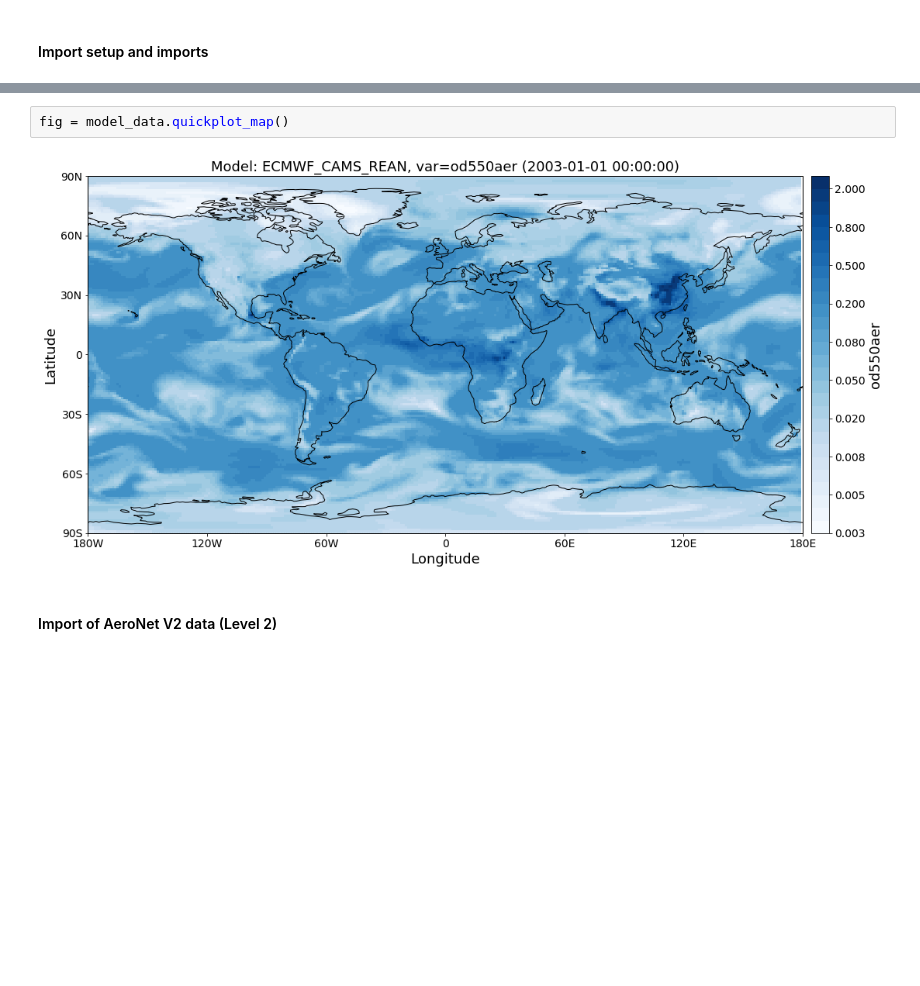
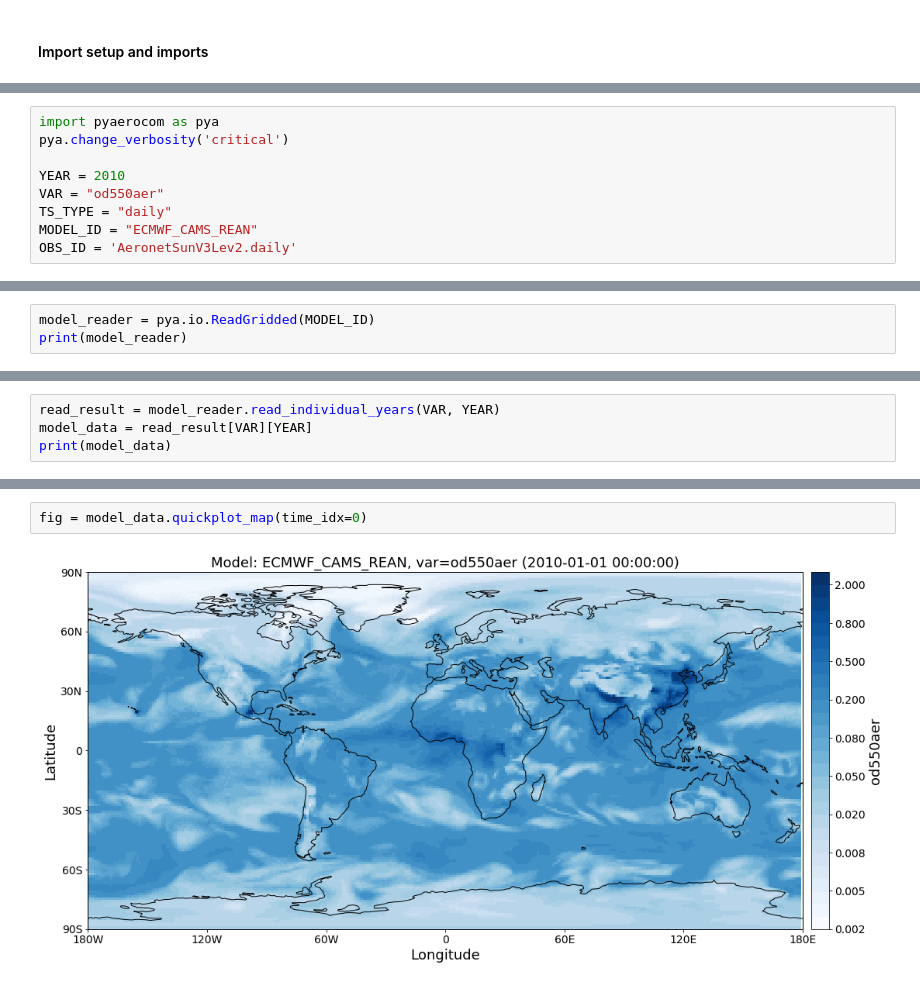
Before and after one commit to metno/pyaerocom, a Jupyter notebook: notebooks/tut06_collocation.ipynb, the cells around one changed output, grey strips where cells are left out. Drawn from its saved outputs; the diff is of its cells as text; blank space fills up the shorter version.

```diff
--- a/notebooks/tut06_collocation.ipynb
+++ b/notebooks/tut06_collocation.ipynb
@@ -58,0 +12,9 @@ model_data = model_io["od550aer"]
+# %%
+import pyaerocom as pya
+pya.change_verbosity('critical')
+
+YEAR = 2010
+VAR = "od550aer"
+TS_TYPE = "daily"
+MODEL_ID = "ECMWF_CAMS_REAN"
+OBS_ID = 'AeronetSunV3Lev2.daily'
@@ -58,0 +28,3 @@ model_data = model_io["od550aer"]
+# %%
+model_reader = pya.io.ReadGridded(MODEL_ID)
+print(model_reader)
@@ -58,0 +41,4 @@ model_data = model_io["od550aer"]
+# %%
+read_result = model_reader.read_individual_years(VAR, YEAR)
+model_data = read_result[VAR][YEAR]
+print(model_data)
@@ -59,6 +60,4 @@ model_data = model_io["od550aer"]
 # %%
-fig = model_data.quickplot_map()
+fig = model_data.quickplot_map(time_idx=0)
 # %% [output]
-[figure, old version]
+[figure, new version]
-# %% [markdown]
-#### Import of AeroNet V2 data (Level 2)
```
Also changed, not shown: parts of 16 cells of this notebook, 6 other files.
